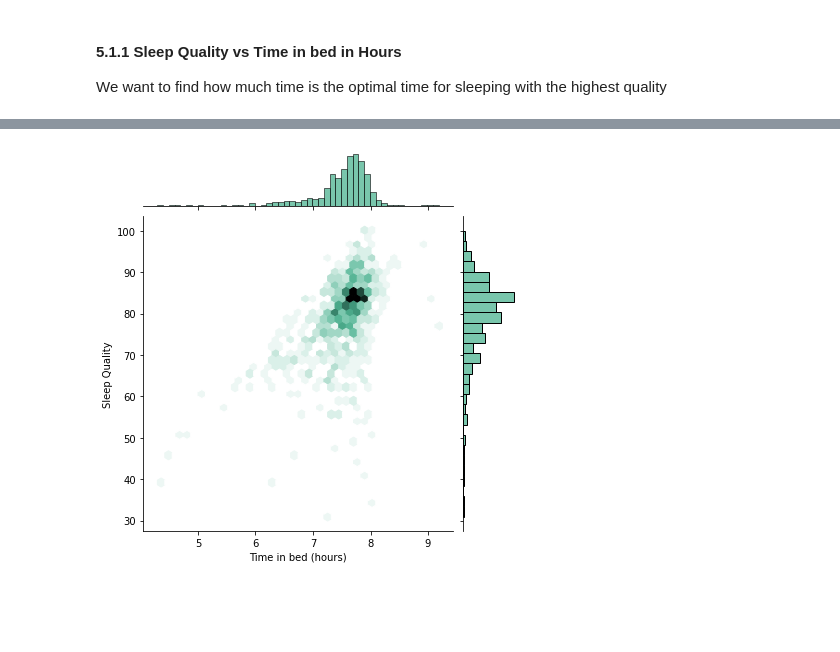
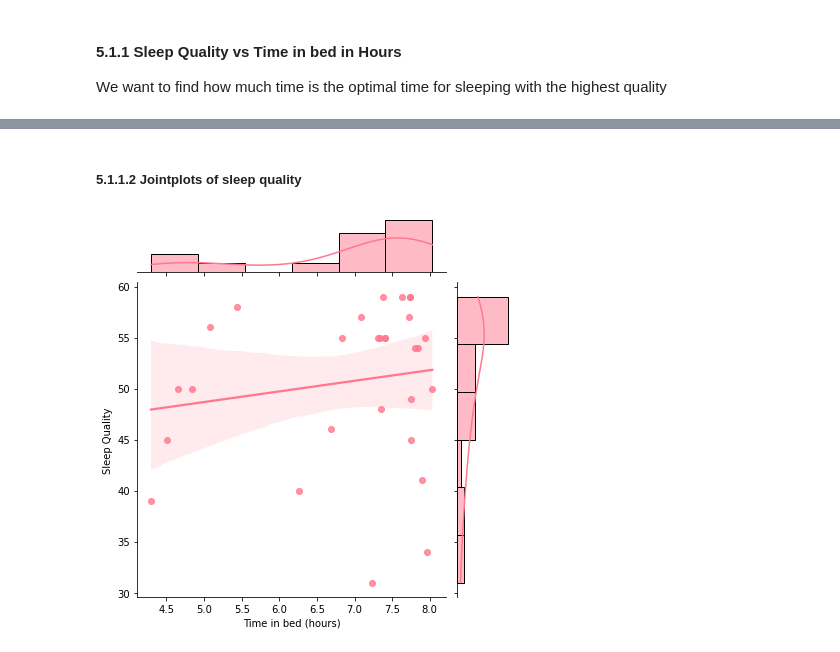
Before and after one commit to JRamirex/SleepCycleAnalyzer, a Jupyter notebook: SleepAnalyzer.ipynb, the cells around one changed output, grey strips where cells are left out. Saved outputs shown, nothing was run; the diff lists cells and outputs as text; code cells hidden in the pictures; blank space fills up the shorter version.

Commit message:
Add jointplots analysis to time in bed
Added new jointplots for a better understanding of sleep quality vs time in bed. Also, added new data points.

```diff
--- a/SleepAnalyzer.ipynb
+++ b/SleepAnalyzer.ipynb
@@ -320,17 +366,15 @@ Now it's time to see some of the results of the data analysis
 # %%
 # All the variables we will analyze
-quality = sleepData['Sleep Quality']
-hoursInBed = sleepData['Time in bed (hours)']
 secondsInBed = sleepData['Time in bed (seconds)']
 
 wSleep = sleepData.sort_values('Sleep Quality').head(70)
 
 #The 'worst' sleep quality days
-worstSleep = sleepData[sleepData['Sleep Quality'] < 55]
+worstSleep = sleepData[sleepData['Sleep Quality'] < 60]
 
 #The 'normal' sleep quality days
-normalSleep = sleepData[(sleepData['Sleep Quality'] >= 55) & (sleepData['Sleep Quality'] <= 92)]
+normalSleep = sleepData[(sleepData['Sleep Quality'] >= 60) & (sleepData['Sleep Quality'] <= 90)]
 
 #The 'best' sleep quality days
-bestSleep = sleepData[sleepData['Sleep Quality'] > 92]
+bestSleep = sleepData[sleepData['Sleep Quality'] > 90]
 # %% [markdown]
@@ -405,6 +462,8 @@ normalSleep['Sleep Quality'].corr(normalSleep['Time in bed (hours)'])
+# %% [markdown]
+##### 5.1.1.2 Jointplots of sleep quality
 # %%
 # Join plot
-sns.jointplot(x=hoursInBed, y=quality, kind="hex", color="#4CB391")
+sns.jointplot(x=worstSleep['Time in bed (hours)'], y=worstSleep['Sleep Quality'], kind="reg", color="#FF788D")
 plt.show()
 # %% [output]
-[figure, old version]
+[figure, new version]
```
Also changed, not shown: parts of 29 cells of this notebook, 1 other file.
